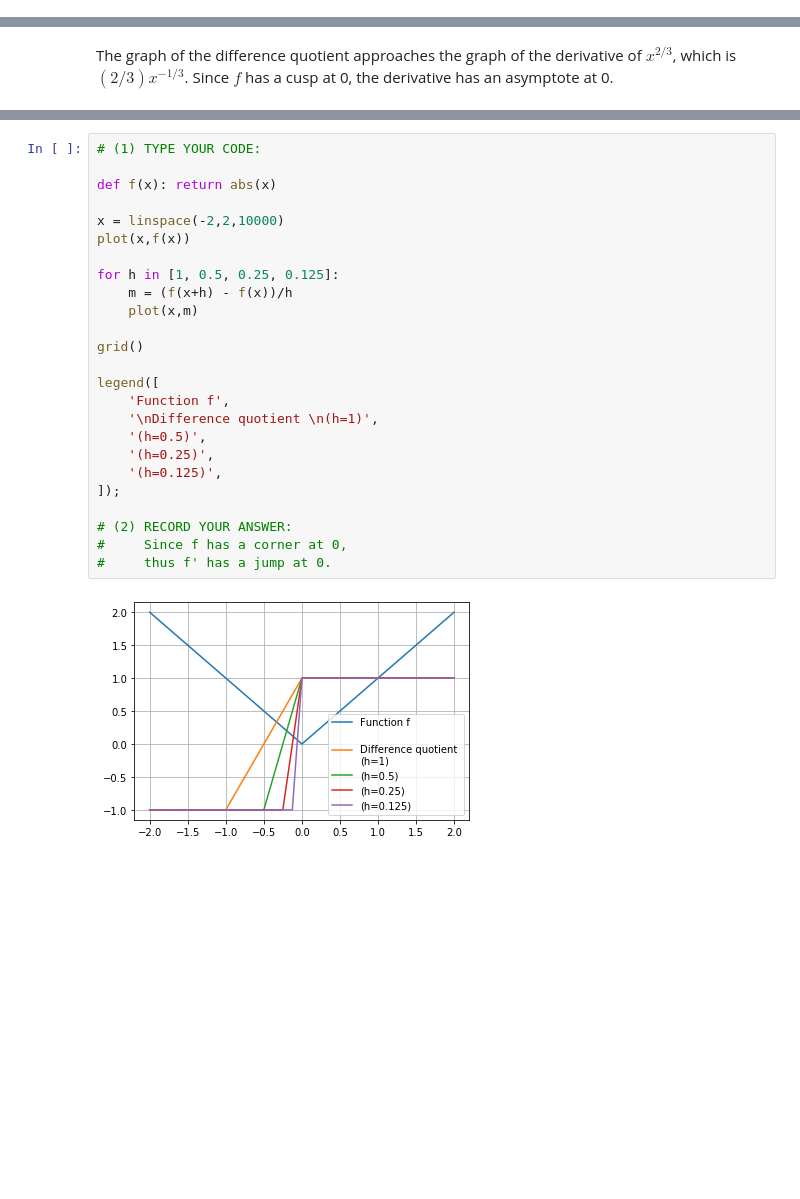
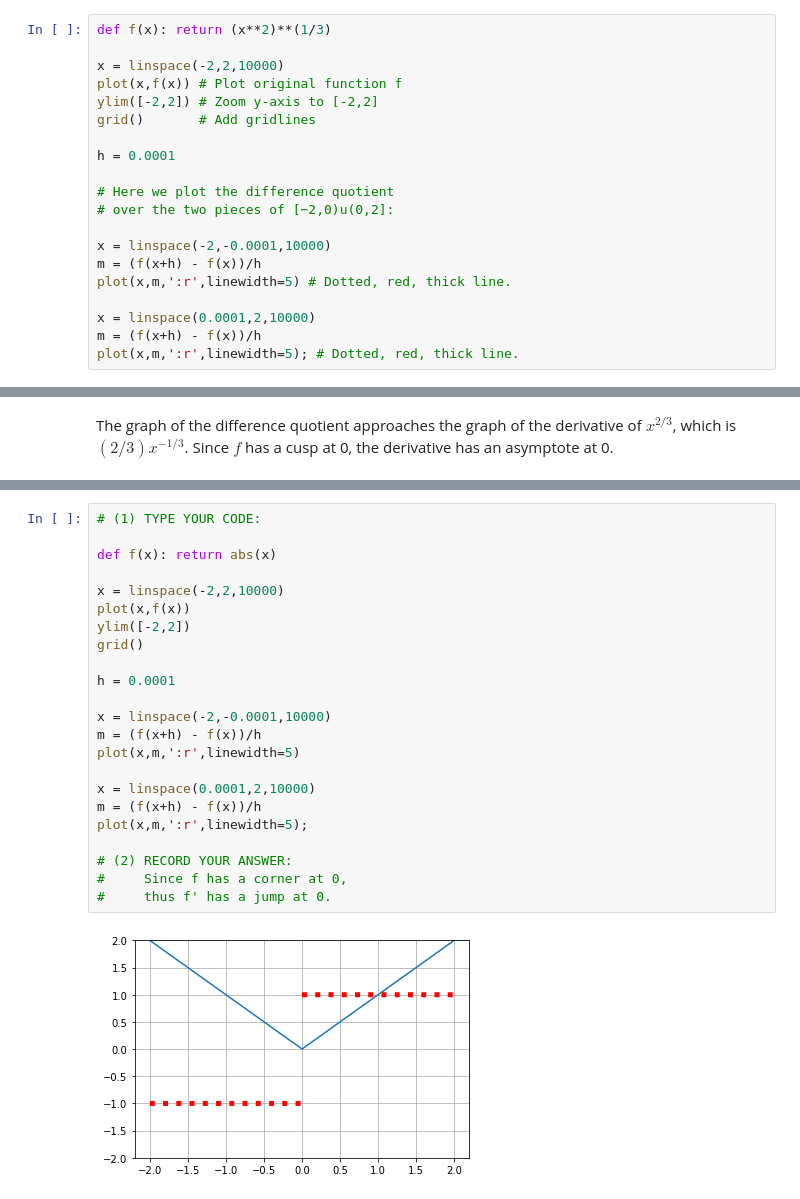
Before and after one commit to AnnieBMCC/pycalclab, a Jupyter notebook: mat301d-soln.ipynb, the cells around one changed output, grey strips where cells are left out. Saved outputs shown, nothing was run; the diff lists cells and outputs as text; blank space fills up the shorter version.

```diff
--- a/mat301d-soln.ipynb
+++ b/mat301d-soln.ipynb
@@ -357,0 +328,20 @@ legend([
+# %%
+def f(x): return (x**2)**(1/3)
+
+x = linspace(-2,2,10000)
+plot(x,f(x)) # Plot original function f
+ylim([-2,2]) # Zoom y-axis to [-2,2]
+grid()       # Add gridlines
+
+h = 0.0001
+
+# Here we plot the difference quotient
+# over the two pieces of [−2,0)u(0,2]:
+
+x = linspace(-2,-0.0001,10000)
+m = (f(x+h) - f(x))/h
+plot(x,m,':r',linewidth=5) # Dotted, red, thick line.
+
+x = linspace(0.0001,2,10000)
+m = (f(x+h) - f(x))/h
+plot(x,m,':r',linewidth=5); # Dotted, red, thick line.
@@ -365,27 +360,25 @@ D12. **EXERCISE (1)−(2).**
 # %%
 # (1) TYPE YOUR CODE:
 
 def f(x): return abs(x)
 
 x = linspace(-2,2,10000)
 plot(x,f(x))
-
-for h in [1, 0.5, 0.25, 0.125]:
-    m = (f(x+h) - f(x))/h
-    plot(x,m)
-
+ylim([-2,2])
 grid()
 
-legend([
-    'Function f',
-    '\nDifference quotient \n(h=1)',
-    '(h=0.5)',
-    '(h=0.25)',
-    '(h=0.125)',
-]);
+h = 0.0001
+
+x = linspace(-2,-0.0001,10000)
+m = (f(x+h) - f(x))/h
+plot(x,m,':r',linewidth=5)
+
+x = linspace(0.0001,2,10000)
+m = (f(x+h) - f(x))/h
+plot(x,m,':r',linewidth=5);
 
 # (2) RECORD YOUR ANSWER:
 #     Since f has a corner at 0,
 #     thus f' has a jump at 0.
 # %% [output]
-[figure, old version]
+[figure, new version]
```
Also changed, not shown: parts of 52 cells of this notebook, 3 other files.
